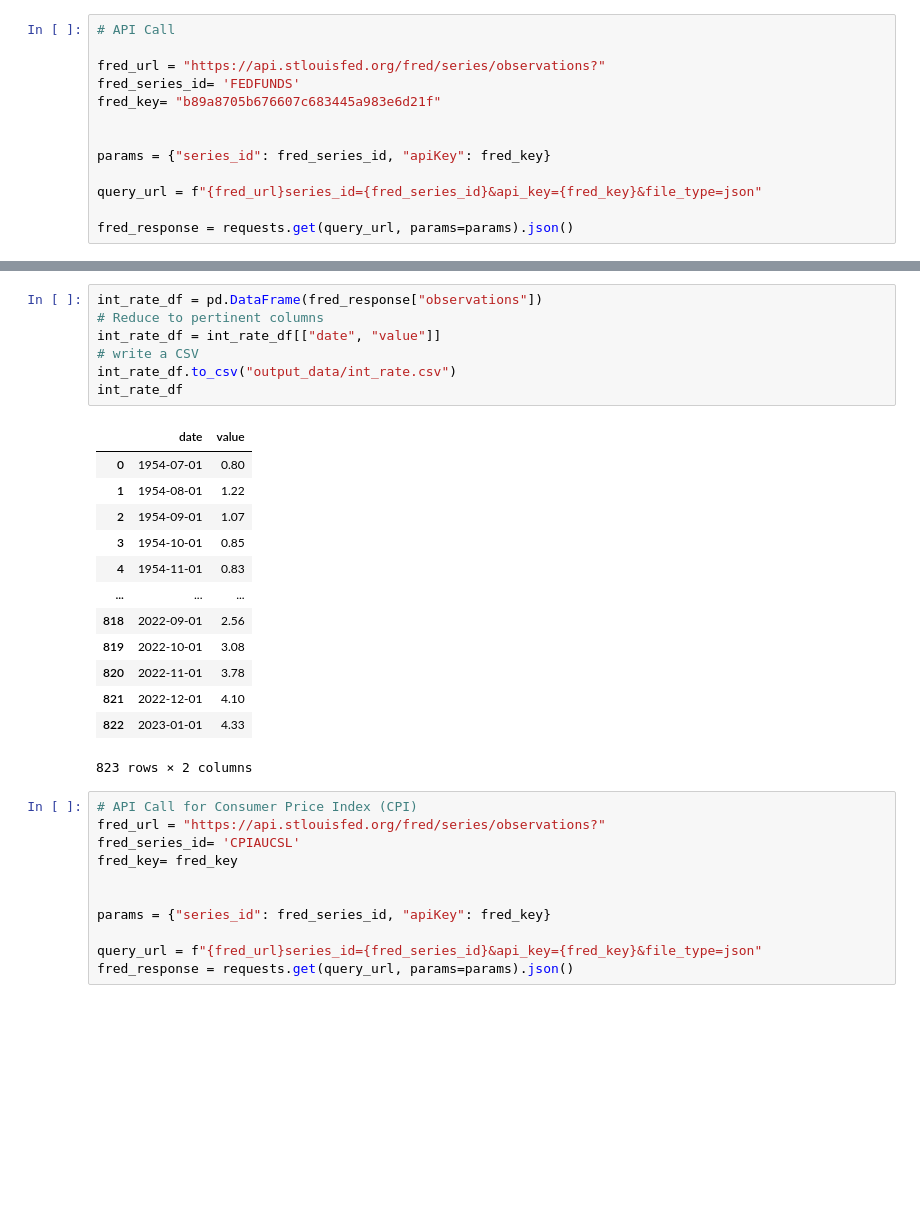
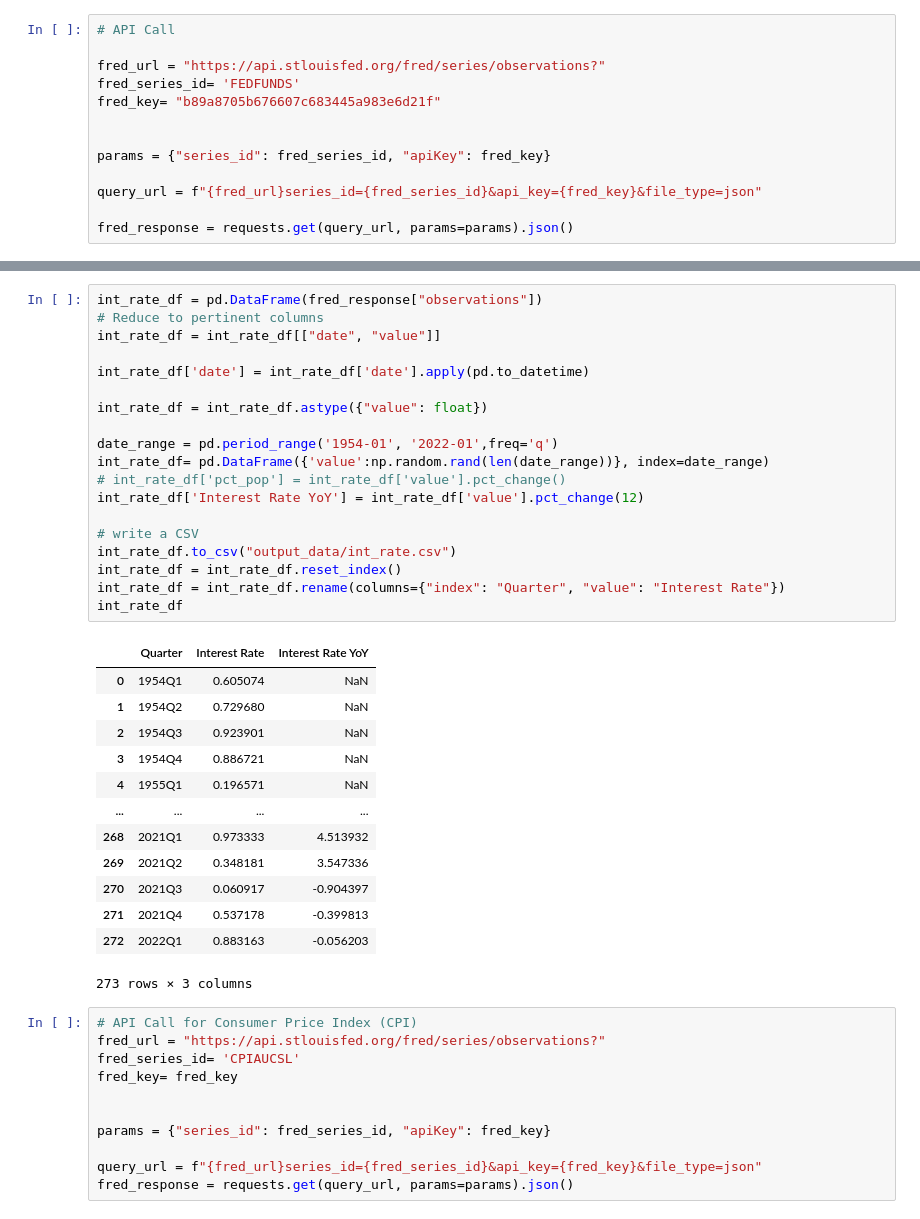
Before and after one commit to Lionta/Project-1, a Jupyter notebook: interest_rate_vs_inflation.ipynb, the cells around one changed output, grey strips where cells are left out. Cells and saved outputs as stored; diff of their text form; blank space fills up the shorter version.

```diff
--- a/interest_rate_vs_inflation.ipynb
+++ b/interest_rate_vs_inflation.ipynb
@@ -33,24 +27,36 @@ int_rate_df.head()
-# %%
-int_rate_df = pd.DataFrame(fred_response["observations"])
-# Reduce to pertinent columns
-int_rate_df = int_rate_df[["date", "value"]]
-# write a CSV
-int_rate_df.to_csv("output_data/int_rate.csv")
-int_rate_df
-# %% [output]
-|  | date | value |
-| 0 | 1954-07-01 | 0.80 |
-| 1 | 1954-08-01 | 1.22 |
-| 2 | 1954-09-01 | 1.07 |
-| 3 | 1954-10-01 | 0.85 |
-| 4 | 1954-11-01 | 0.83 |
-| ... | ... | ... |
-| 818 | 2022-09-01 | 2.56 |
-| 819 | 2022-10-01 | 3.08 |
-| 820 | 2022-11-01 | 3.78 |
-| 821 | 2022-12-01 | 4.10 |
-| 822 | 2023-01-01 | 4.33 |
-823 rows × 2 columns
+# %%
+int_rate_df = pd.DataFrame(fred_response["observations"])
+# Reduce to pertinent columns
+int_rate_df = int_rate_df[["date", "value"]]
+
+int_rate_df['date'] = int_rate_df['date'].apply(pd.to_datetime)
+
+int_rate_df = int_rate_df.astype({"value": float})
+
+date_range = pd.period_range('1954-01', '2022-01',freq='q')
+int_rate_df= pd.DataFrame({'value':np.random.rand(len(date_range))}, index=date_range)
+# int_rate_df['pct_pop'] = int_rate_df['value'].pct_change()
+int_rate_df['Interest Rate YoY'] = int_rate_df['value'].pct_change(12)
+
+# write a CSV
+int_rate_df.to_csv("output_data/int_rate.csv")
+int_rate_df = int_rate_df.reset_index()
+int_rate_df = int_rate_df.rename(columns={"index": "Quarter", "value": "Interest Rate"})
+int_rate_df
+# %% [output]
+|  | Quarter | Interest Rate | Interest Rate YoY |
+| 0 | 1954Q1 | 0.605074 | NaN |
+| 1 | 1954Q2 | 0.729680 | NaN |
+| 2 | 1954Q3 | 0.923901 | NaN |
+| 3 | 1954Q4 | 0.886721 | NaN |
+| 4 | 1955Q1 | 0.196571 | NaN |
+| ... | ... | ... | ... |
+| 268 | 2021Q1 | 0.973333 | 4.513932 |
+| 269 | 2021Q2 | 0.348181 | 3.547336 |
+| 270 | 2021Q3 | 0.060917 | -0.904397 |
+| 271 | 2021Q4 | 0.537178 | -0.399813 |
+| 272 | 2022Q1 | 0.883163 | -0.056203 |
+273 rows × 3 columns
 # %%
 # API Call for Consumer Price Index (CPI)
 fred_url = "https://api.stlouisfed.org/fred/series/observations?"
```
Also changed, not shown: parts of 9 cells of this notebook, 13 other files.
